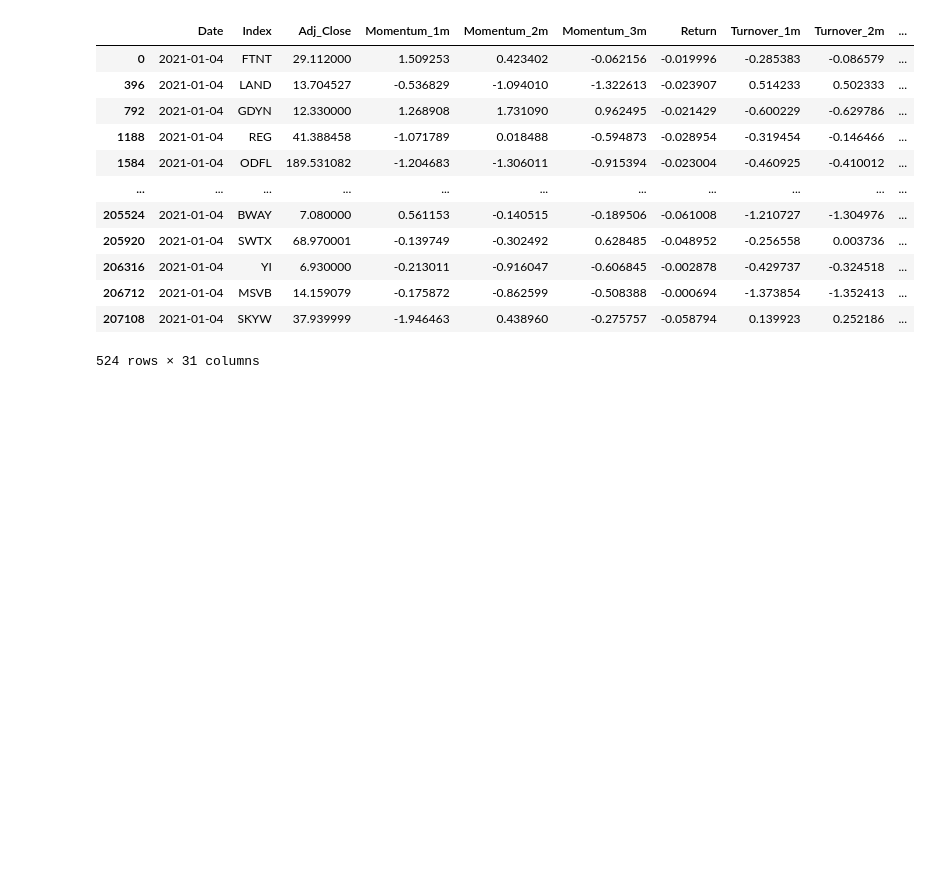
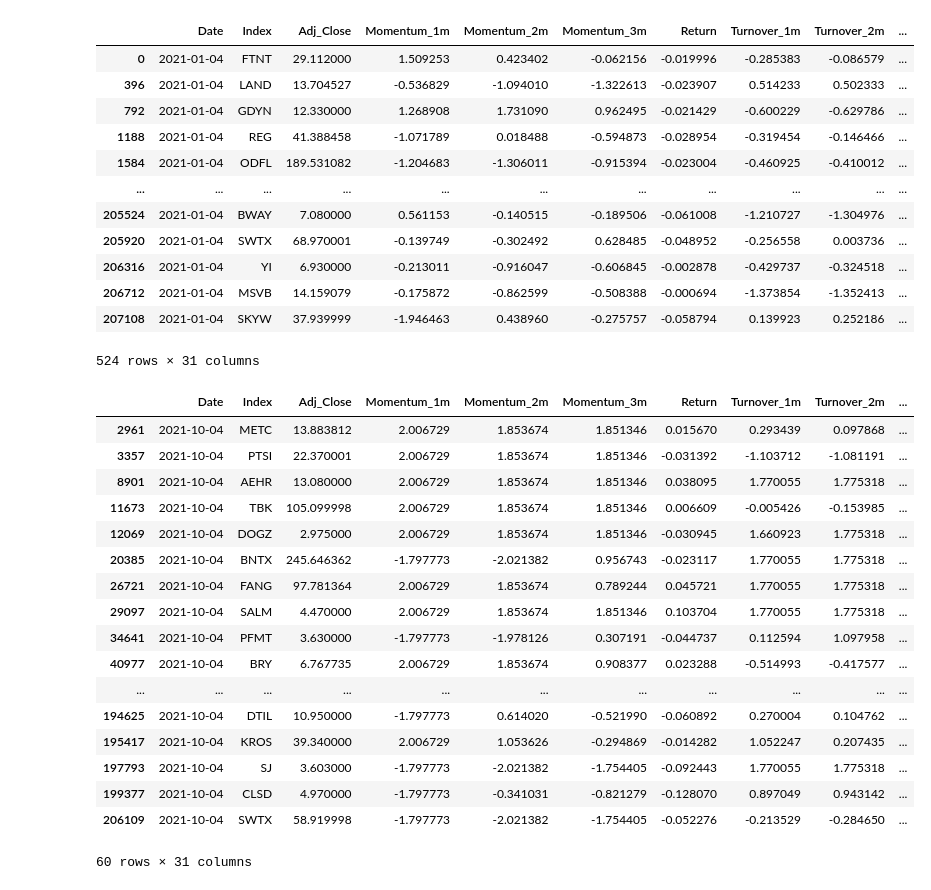
Before and after one commit to cathyw-3/DSA5205, a Jupyter notebook: Strategy/strategy1.ipynb, the cells around one changed output. Saved outputs shown, nothing was run; the diff lists cells and outputs as text; code cells hidden in the pictures; blank space fills up the shorter version.

```diff
--- a/Strategy/strategy1.ipynb
+++ b/Strategy/strategy1.ipynb
@@ -109,3 +117,30 @@ factors
 | 206712 | 2021-01-04 | MSVB | 14.159079 | -0.175872 | -0.862599 | -0.508388 | -0.000694 | -1.373854 | -1.352413 | ... |
 | 207108 | 2021-01-04 | SKYW | 37.939999 | -1.946463 | 0.438960 | -0.275757 | -0.058794 | 0.139923 | 0.252186 | ... |
 524 rows × 31 columns
+# %%
+moment = pd.read_csv("../Factors/Factors.csv")
+# %%
+moment_rela1 = moment[moment["Date"]=="2021-10-04"]
+# %%
+a=moment_rela1.duplicated(subset=["Momentum_1m"], keep=False)
+b=moment_rela1[a]
+b
+# %% [output]
+|  | Date | Index | Adj_Close | Momentum_1m | Momentum_2m | Momentum_3m | Return | Turnover_1m | Turnover_2m | ... |
+| 2961 | 2021-10-04 | METC | 13.883812 | 2.006729 | 1.853674 | 1.851346 | 0.015670 | 0.293439 | 0.097868 | ... |
+| 3357 | 2021-10-04 | PTSI | 22.370001 | 2.006729 | 1.853674 | 1.851346 | -0.031392 | -1.103712 | -1.081191 | ... |
+| 8901 | 2021-10-04 | AEHR | 13.080000 | 2.006729 | 1.853674 | 1.851346 | 0.038095 | 1.770055 | 1.775318 | ... |
+| 11673 | 2021-10-04 | TBK | 105.099998 | 2.006729 | 1.853674 | 1.851346 | 0.006609 | -0.005426 | -0.153985 | ... |
+| 12069 | 2021-10-04 | DOGZ | 2.975000 | 2.006729 | 1.853674 | 1.851346 | -0.030945 | 1.660923 | 1.775318 | ... |
+| 20385 | 2021-10-04 | BNTX | 245.646362 | -1.797773 | -2.021382 | 0.956743 | -0.023117 | 1.770055 | 1.775318 | ... |
+| 26721 | 2021-10-04 | FANG | 97.781364 | 2.006729 | 1.853674 | 0.789244 | 0.045721 | 1.770055 | 1.775318 | ... |
+| 29097 | 2021-10-04 | SALM | 4.470000 | 2.006729 | 1.853674 | 1.851346 | 0.103704 | 1.770055 | 1.775318 | ... |
+| 34641 | 2021-10-04 | PFMT | 3.630000 | -1.797773 | -1.978126 | 0.307191 | -0.044737 | 0.112594 | 1.097958 | ... |
+| 40977 | 2021-10-04 | BRY | 6.767735 | 2.006729 | 1.853674 | 0.908377 | 0.023288 | -0.514993 | -0.417577 | ... |
+| ... | ... | ... | ... | ... | ... | ... | ... | ... | ... | ... |
+| 194625 | 2021-10-04 | DTIL | 10.950000 | -1.797773 | 0.614020 | -0.521990 | -0.060892 | 0.270004 | 0.104762 | ... |
+| 195417 | 2021-10-04 | KROS | 39.340000 | 2.006729 | 1.053626 | -0.294869 | -0.014282 | 1.052247 | 0.207435 | ... |
+| 197793 | 2021-10-04 | SJ | 3.603000 | -1.797773 | -2.021382 | -1.754405 | -0.092443 | 1.770055 | 1.775318 | ... |
+| 199377 | 2021-10-04 | CLSD | 4.970000 | -1.797773 | -0.341031 | -0.821279 | -0.128070 | 0.897049 | 0.943142 | ... |
+| 206109 | 2021-10-04 | SWTX | 58.919998 | -1.797773 | -2.021382 | -1.754405 | -0.052276 | -0.213529 | -0.284650 | ... |
+60 rows × 31 columns
```
Also changed, not shown: parts of 4 cells of this notebook.
